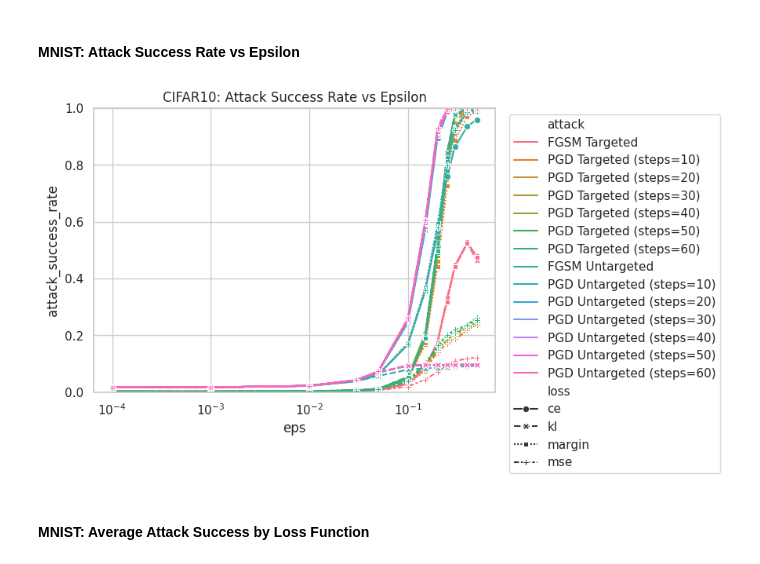
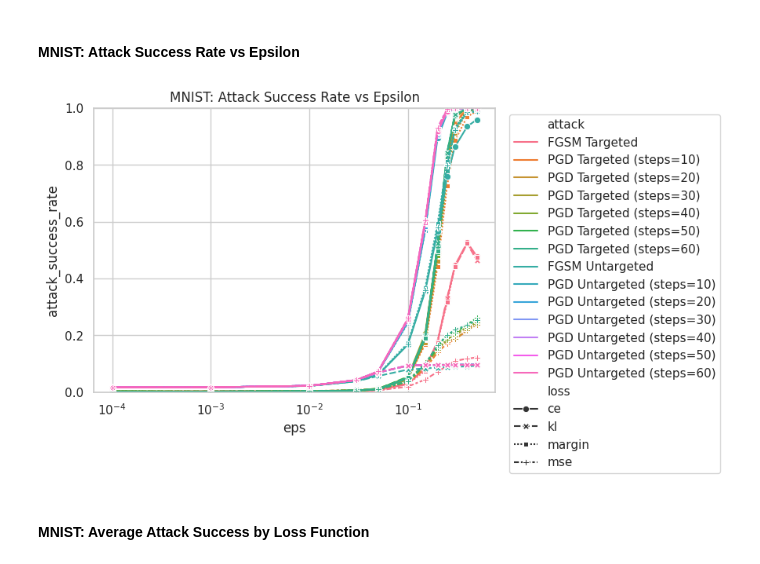
Before and after one commit to ch-yun-01/adversarial-fgsm-pgd, a Jupyter notebook: anaylze.ipynb, the cells around one changed output. Drawn from its saved outputs; the diff is of its cells as text; code cells hidden in the pictures.

```diff
--- a/anaylze.ipynb
+++ b/anaylze.ipynb
@@ -184,22 +184,22 @@ mnist_df.head()
 # %%
 plt.figure(figsize=(9,5))
 sns.lineplot(
     data=mnist_df,
     x="eps",
     y="attack_success_rate",
     hue="attack",
     style="loss",
     markers=True
 )
 plt.xscale("log")
 plt.ylim(0,1)
-plt.title("CIFAR10: Attack Success Rate vs Epsilon")
+plt.title("MNIST: Attack Success Rate vs Epsilon")
 plt.legend(bbox_to_anchor=(1.02, 1), loc="upper left")
 
 plt.tight_layout()
 plt.show()
 # %% [output]
-[figure, old version]
+[figure, new version]
 # %% [markdown]
 #### MNIST: Average Attack Success by Loss Function
 # %%
```
Also changed, not shown: parts of 1 cell of this notebook.
